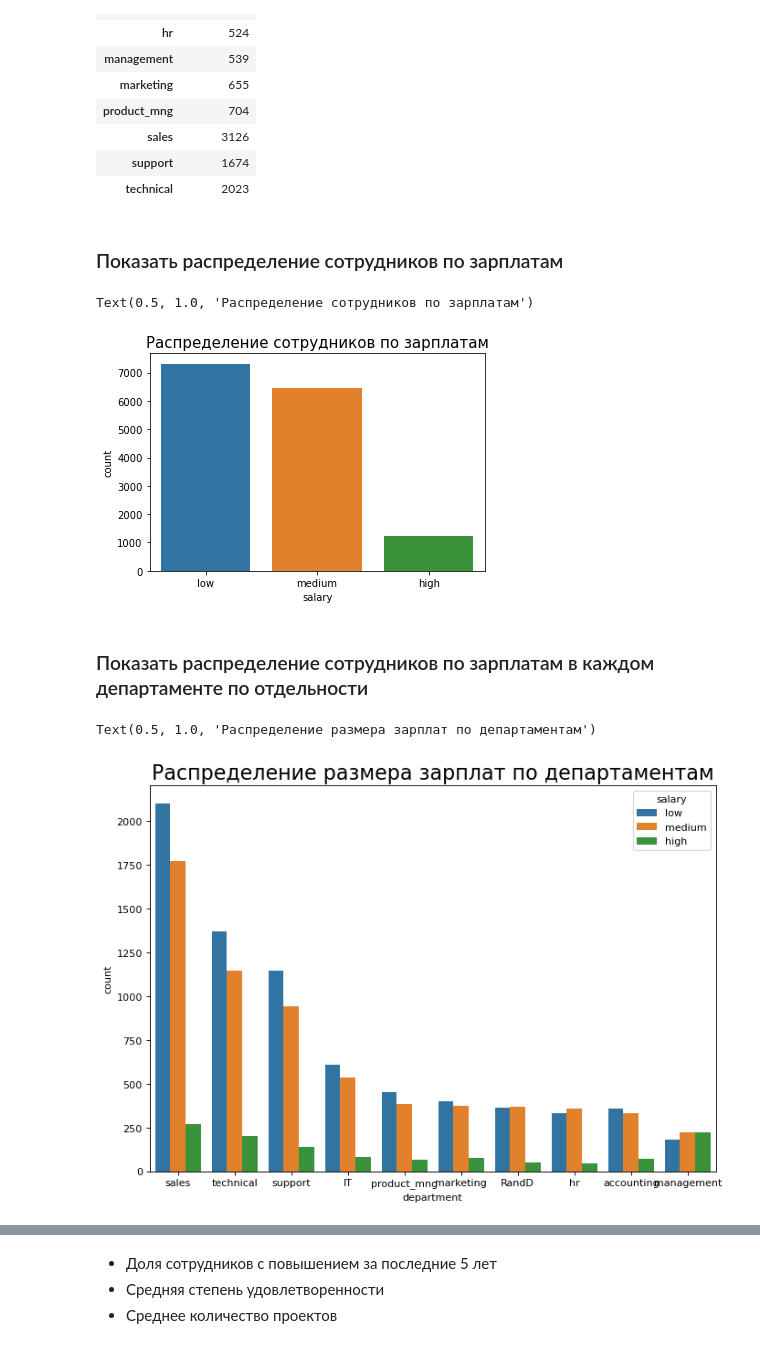
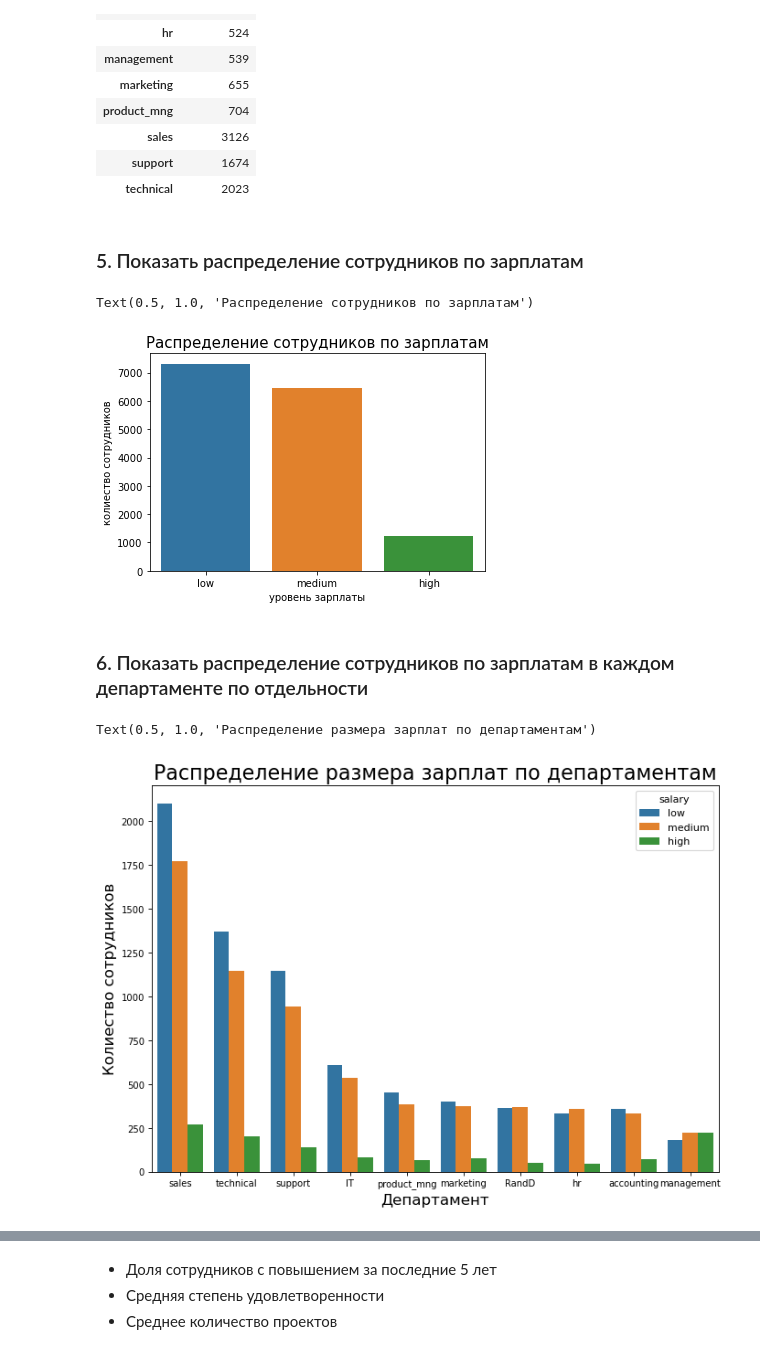
Before and after one commit to WNick-main/netology, a Jupyter notebook: Project/Project.ipynb, the cells around one changed output, grey strips where cells are left out. Drawn from its saved outputs; the diff is of its cells as text; code cells hidden in the pictures.

```diff
--- a/Project/Project.ipynb
+++ b/Project/Project.ipynb
@@ -90,24 +92,34 @@ df.loc[df['left']==0].groupby('department').agg({'department': 'count'})
 | support | 1674 |
 | technical | 2023 |
 # %% [markdown]
-### Показать распределение сотрудников по зарплатам
+### 5. Показать распределение сотрудников по зарплатам
 # %%
-salary = df[['salary']].value_counts().reset_index().rename(columns={0: "count"})
+salary = df['salary'].value_counts().reset_index().rename(columns={0: "count"})
 
-sns.barplot(x='salary', y='count', data=salary)
+ax = sns.barplot(x='index', y='salary', data=salary)
+ax.set(xlabel='уровень зарплаты', ylabel='колиество сотрудников')
 plt.title('Распределение сотрудников по зарплатам', size = 15)
 # %% [output]
 Text(0.5, 1.0, 'Распределение сотрудников по зарплатам')
-[figure, old version]
+[figure, new version]
 # %% [markdown]
-### Показать распределение сотрудников по зарплатам в каждом департаменте по отдельности
+### 6. Показать распределение сотрудников по зарплатам в каждом департаменте по отдельности
 # %%
-salary = df[['department','salary']].value_counts().reset_index().rename(columns={0: "count"})
+salary = df[['department','salary' ]]\
+.groupby(['department','salary'])\
+.agg({'department': 'count'})\
+.rename(columns={'department': "count"})\
+.reset_index()\
+.sort_values(by=['count'], ascending=False)
 
 plt.figure(figsize=(10,7), dpi= 80)
-sns.barplot(x="department", y='count', hue="salary", data=salary);
+ax = sns.barplot(x="department", y='count', hue="salary", data=salary);
+ax.set_xlabel("Департамент",fontsize=15)
+ax.set_ylabel("Колиество сотрудников",fontsize=15)
+plt.tick_params(labelsize=9)
 plt.title('Распределение размера зарплат по департаментам', size = 20)
+#plt.xticks(rotation=45)
 # %% [output]
 Text(0.5, 1.0, 'Распределение размера зарплат по департаментам')
-[figure, old version]
+[figure, new version]
 # %% [markdown]
```
Also changed, not shown: parts of 27 cells of this notebook, 1 other file.
